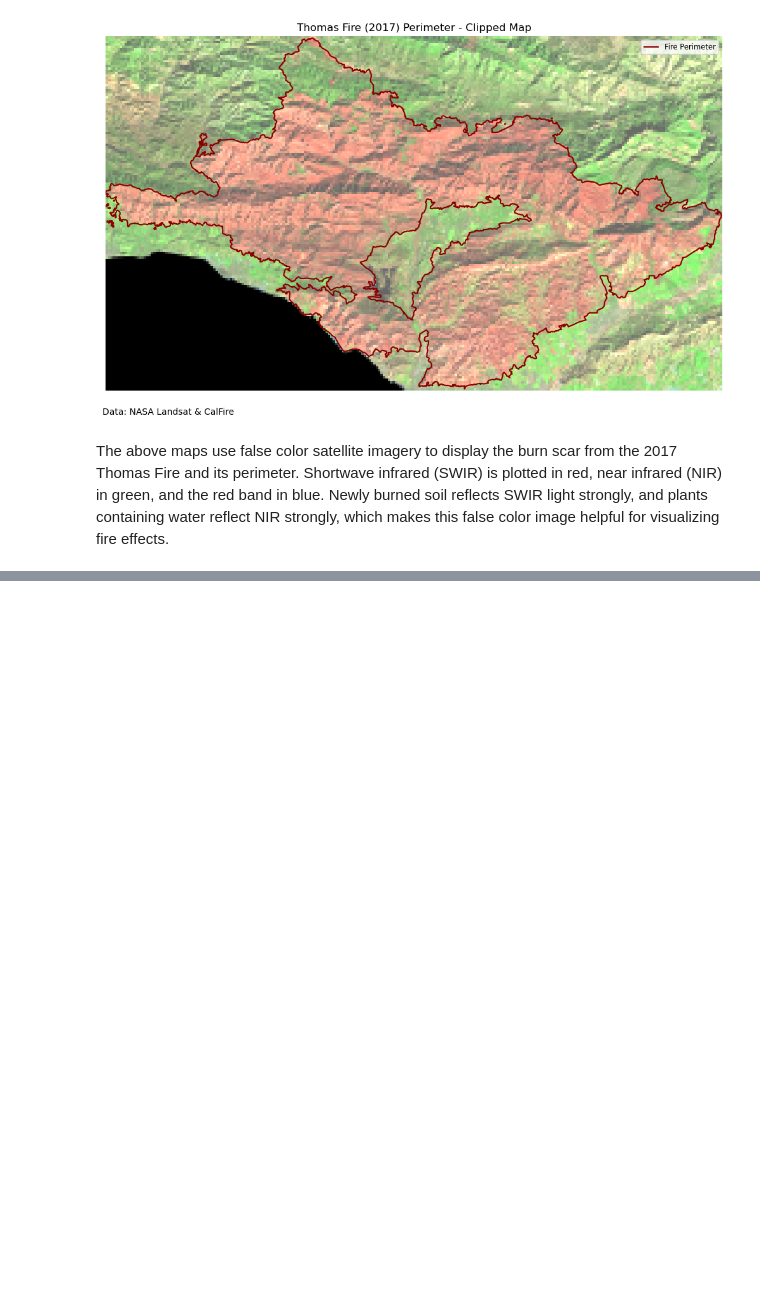
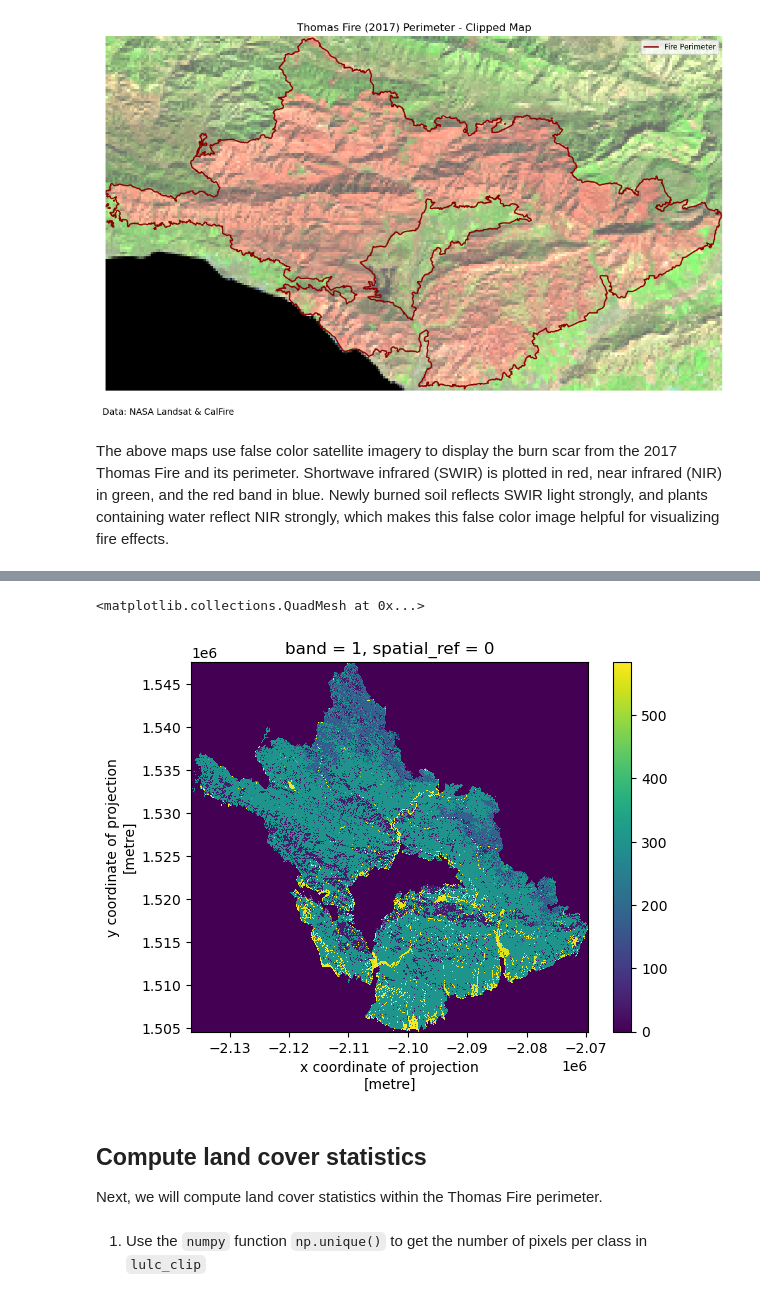
Before and after one commit to leirubinstein/eds220-hwk4, a Jupyter notebook: thomas-fire-blogpost.ipynb, the cells around one changed output, grey strips where cells are left out. Saved outputs shown, nothing was run; the diff lists cells and outputs as text; code cells hidden in the pictures; blank space fills up the shorter version.

```diff
--- a/thomas-fire-blogpost.ipynb
+++ b/thomas-fire-blogpost.ipynb
@@ -225,0 +263,14 @@ The above maps use false color satellite imagery to display the burn scar from t
+# %%
+# Import data
+root = os.path.join('/',
+                   'courses',
+                   'EDS220',
+                   'data',
+                   'USGS_National_Terrestrial_Ecosystems_Over_Thomas_Fire_Perimeter')
+
+fp1 = os.path.join(root, 'USGS_National_Terrestrial_Ecosystems_Over_Thomas_Fire_Perimeter.tif')
+
+labels = pd.read_csv(os.path.join(root,'GAP_National_Terrestrial_Ecosystems.csv'))
+
+lulc = rioxr.open_rasterio(fp1)
+lulc
@@ -225,0 +294,4 @@ The above maps use false color satellite imagery to display the burn scar from t
+# %%
+# Remove length 1 dimension (band)
+lulc = lulc.squeeze()#.drop_vars('band')
+print("Sizes of dimensions:", dict(lulc.sizes))
@@ -225,0 +305,20 @@ The above maps use false color satellite imagery to display the burn scar from t
+# %%
+# Match CRSs and verify update
+thomasfire_match = thomasfire.to_crs(lulc.rio.crs)
+assert thomasfire_match.crs == lulc.rio.crs
+
+lulc_clip = (lulc.rio.clip_box(*thomasfire_match.total_bounds)
+                 .rio.clip(thomasfire_match.geometry)
+                 )
+
+# Examine results
+lulc_clip.plot()
+# %% [output]
+<matplotlib.collections.QuadMesh at 0x...>
+[figure, added]
+# %% [markdown]
+## Compute land cover statistics
+
+Next, we will compute land cover statistics within the Thomas Fire perimeter.
+# %% [markdown]
+1. Use the `numpy` function `np.unique()` to get the number of pixels per class in `lulc_clip`
```
Also changed, not shown: parts of 43 cells of this notebook.
